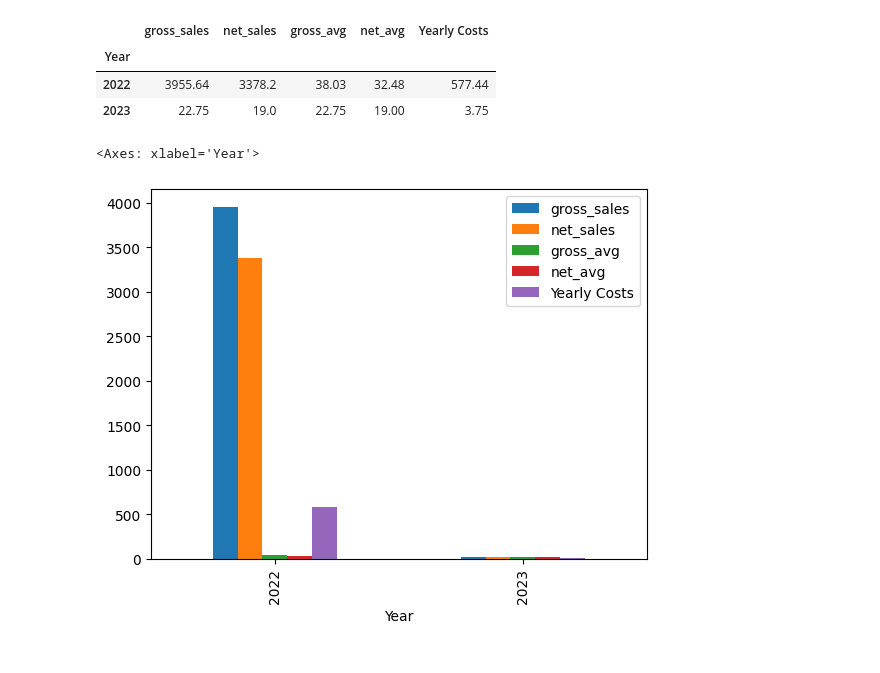
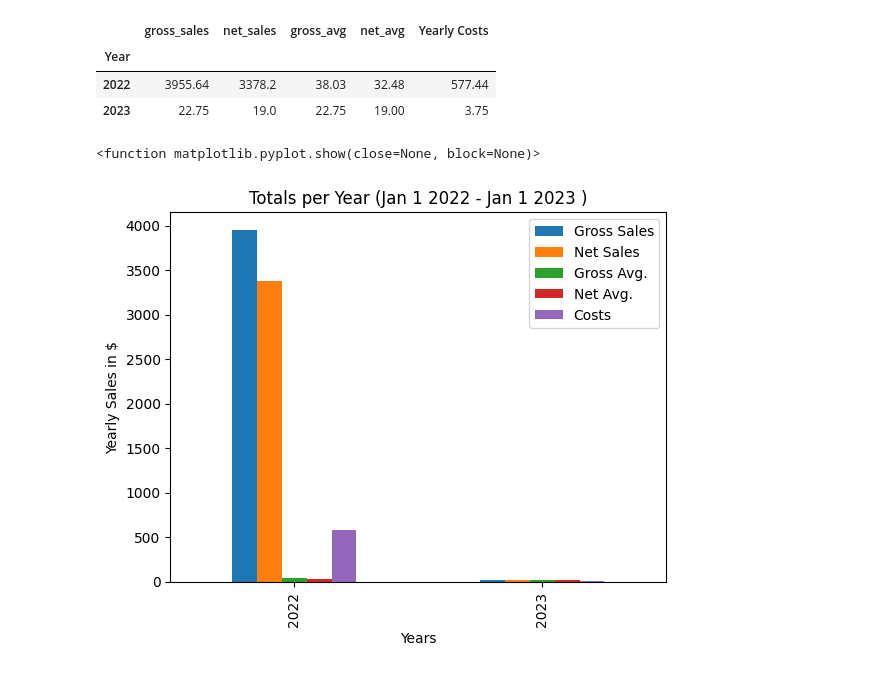
Before and after one commit to NMason1990/My-Ebay-Sales-Data-Analysis---2022, a Jupyter notebook: Ebay_Sales_Data2.ipynb, the cells around one changed output. Cells and saved outputs as stored; diff of their text form; code cells hidden in the pictures.

```diff
--- a/Ebay_Sales_Data2.ipynb
+++ b/Ebay_Sales_Data2.ipynb
@@ -127,6 +136,13 @@ sales_by_month.round(2).head(3)
 # %%
 sales_by_month_order = sales_by_month.sort_values('Year', key = lambda x : pd.Categorical(x, categories=months, ordered=True))
 sales_by_month_order.round(2).plot.bar(stacked=False)
+figsize=(12,8)
+
+plt.title("Totals per Year (Jan 1 2022 - Jan 1 2023 )")
+plt.xlabel("Years")
+plt.ylabel("Yearly Sales in $")
+plt.legend(['Gross Sales', 'Net Sales', 'Gross Avg.', 'Net Avg.', 'Costs'])
+plt.show
 # %% [output]
-<Axes: xlabel='Year'>
+<function matplotlib.pyplot.show(close=None, block=None)>
-[figure, old version]
+[figure, new version]
```
Also changed, not shown: parts of 3 cells of this notebook.
